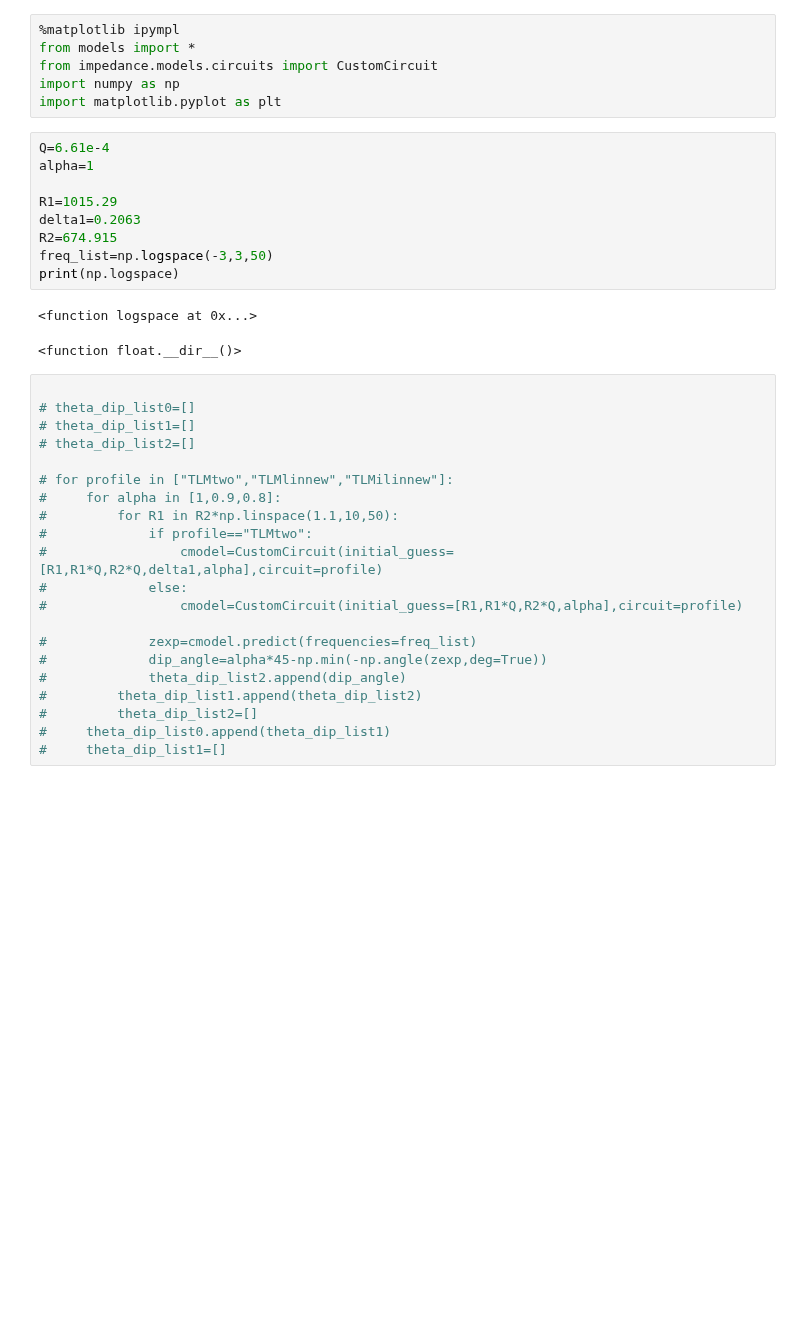
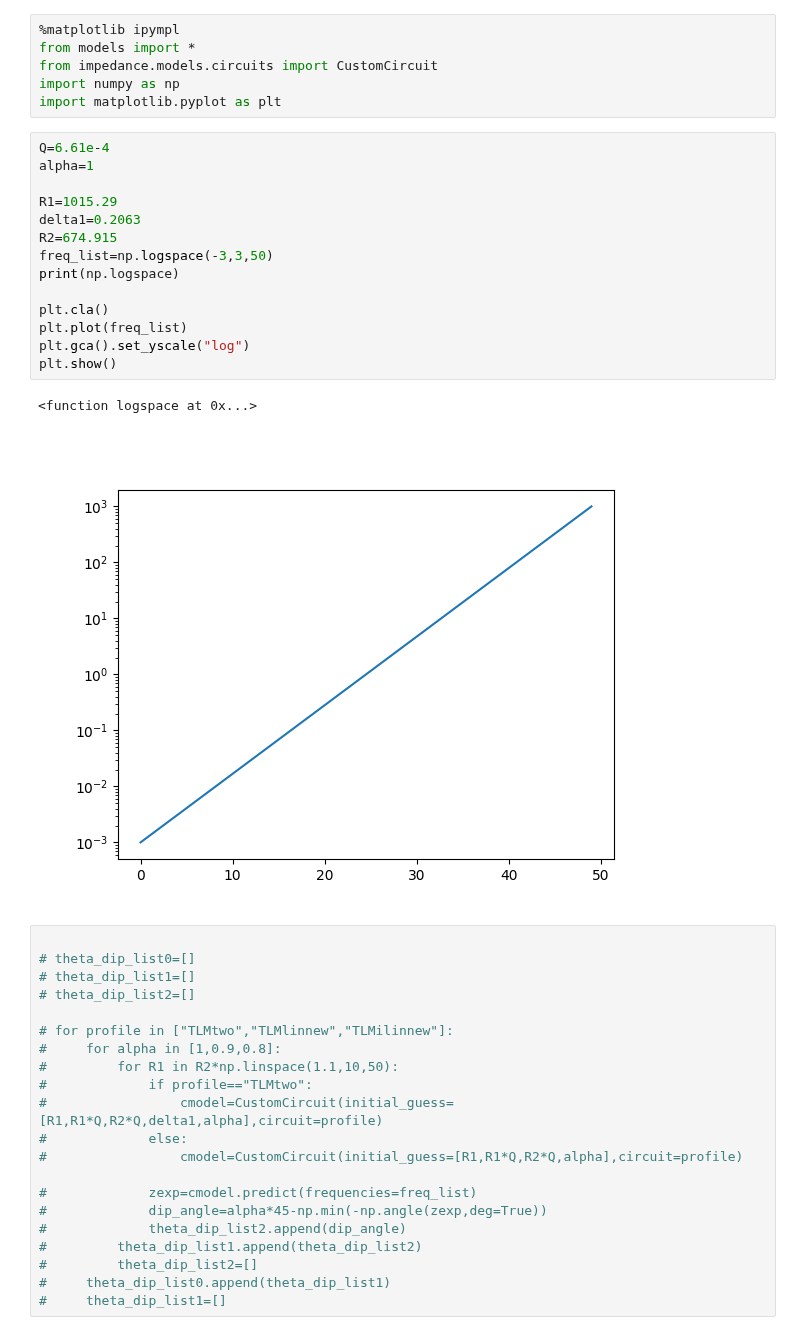
Before and after one commit to Yugal0/fitting-eis-dipangle-analysis, a Jupyter notebook: main.ipynb, the cells around one changed output. Cells and saved outputs as stored; diff of their text form; blank space fills up the shorter version.

```diff
--- a/main.ipynb
+++ b/main.ipynb
@@ -9,15 +9,20 @@ import matplotlib.pyplot as plt
 # %%
 Q=6.61e-4
 alpha=1
 
 R1=1015.29
 delta1=0.2063
 R2=674.915
 freq_list=np.logspace(-3,3,50)
 print(np.logspace)
+
+plt.cla()
+plt.plot(freq_list)
+plt.gca().set_yscale("log")
+plt.show()
 # %% [output]
 <function logspace at 0x...>
-<function float.__dir__()>
+[figure, added]
 # %%
 
 # theta_dip_list0=[]
```
Also changed, not shown: 1 other file.
